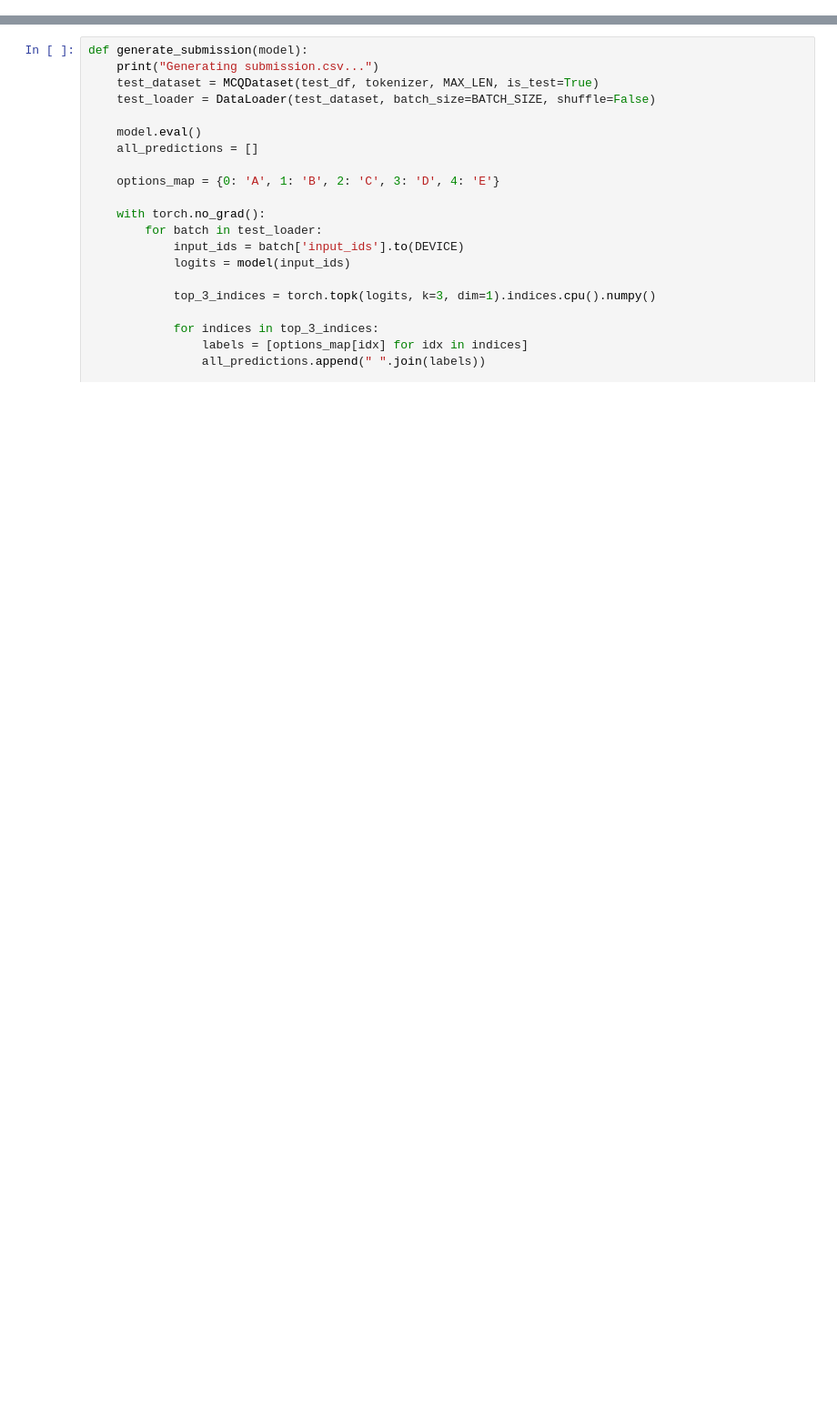
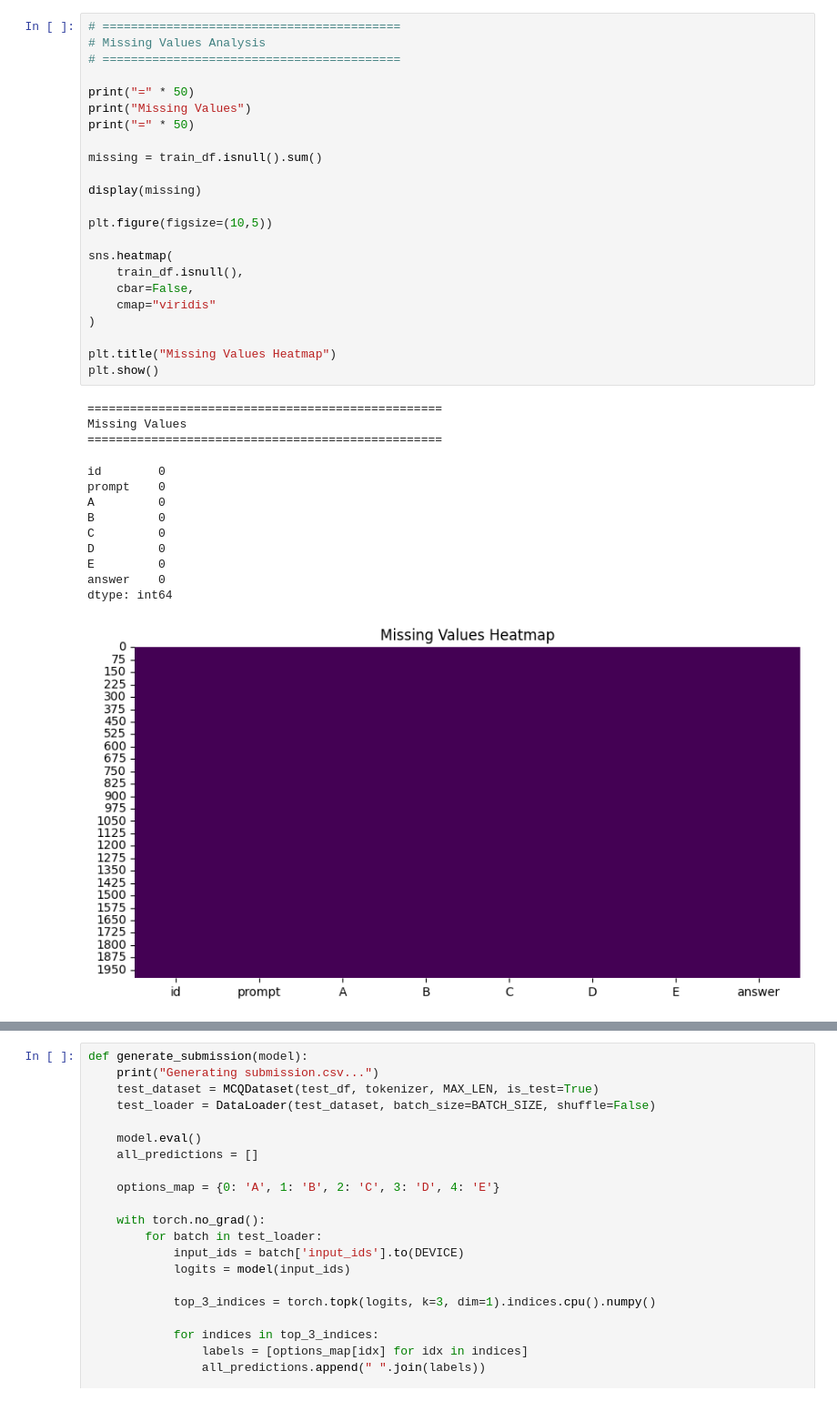
Before and after one commit to rajeevpatel090/dl-23f3002112-notebook-t22026, a Jupyter notebook: notebooks/dl-23f3002112-notebook-t22026.ipynb, the cells around one changed output, grey strips where cells are left out. Shown at 91% size. Saved outputs shown, nothing was run; the diff lists cells and outputs as text; blank space fills up the shorter version.

```diff
--- a/notebooks/dl-23f3002112-notebook-t22026.ipynb
+++ b/notebooks/dl-23f3002112-notebook-t22026.ipynb
@@ -43,0 +242,37 @@ import os
+# %%
+# ==========================================
+# Missing Values Analysis
+# ==========================================
+
+print("=" * 50)
+print("Missing Values")
+print("=" * 50)
+
+missing = train_df.isnull().sum()
+
+display(missing)
+
+plt.figure(figsize=(10,5))
+
+sns.heatmap(
+    train_df.isnull(),
+    cbar=False,
+    cmap="viridis"
+)
+
+plt.title("Missing Values Heatmap")
+plt.show()
+# %% [output]
+==================================================
+Missing Values
+==================================================
+id        0
+prompt    0
+A         0
+B         0
+C         0
+D         0
+E         0
+answer    0
+dtype: int64
+[figure, added]
```
Also changed, not shown: parts of 29 cells of this notebook.
